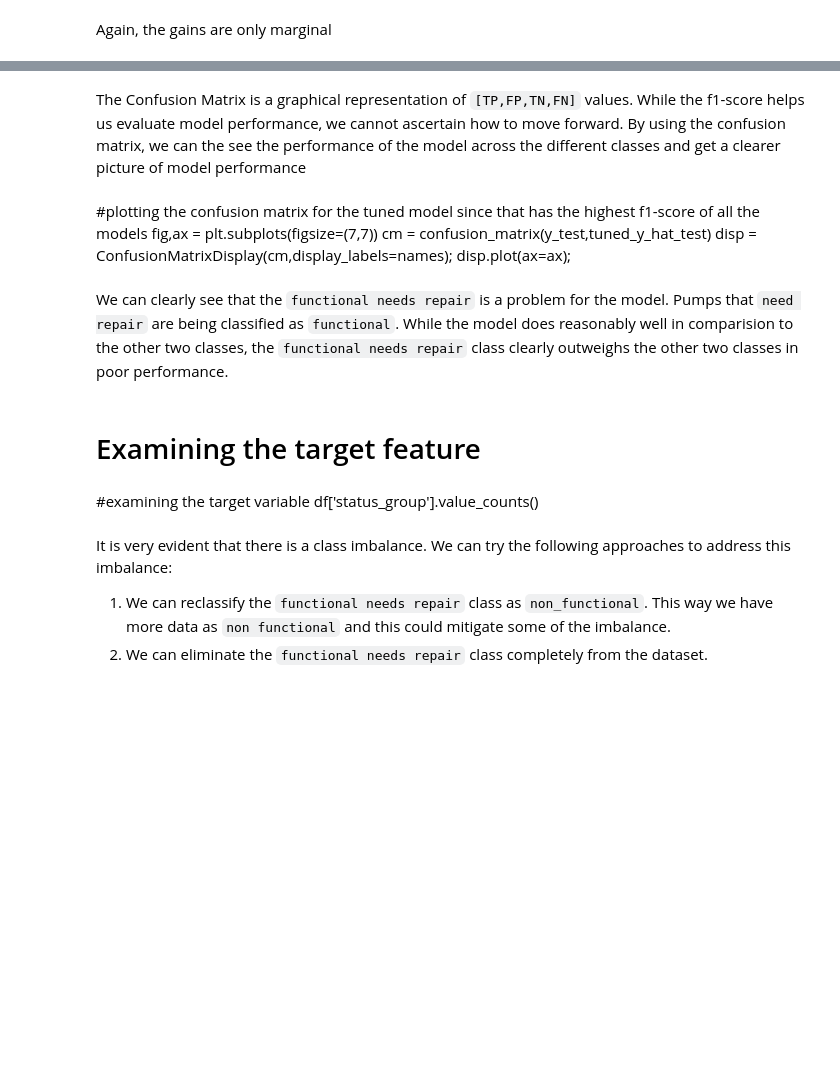
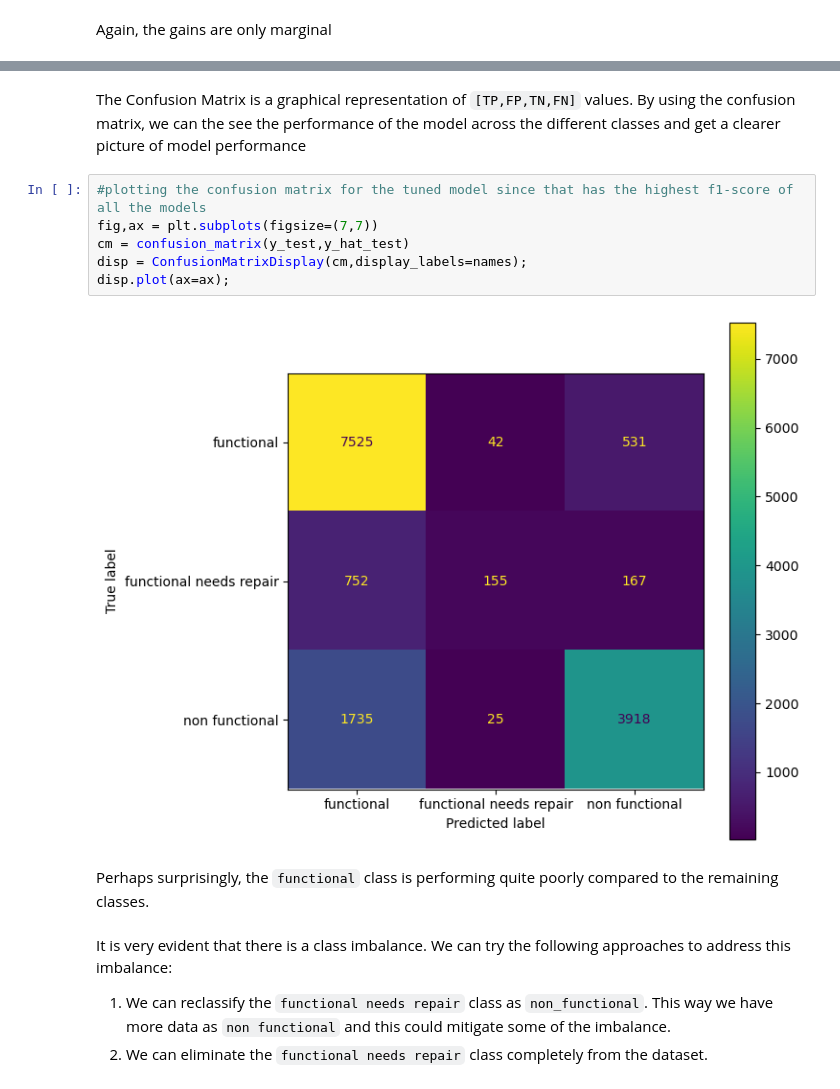
Before and after one commit to rahulakrish/water_pump_classifier, a Jupyter notebook: notebook.ipynb, the cells around one changed output, grey strips where cells are left out. Drawn from its saved outputs; the diff is of its cells as text; blank space fills up the shorter version.

````diff
--- a/notebook.ipynb
+++ b/notebook.ipynb
@@ -893,23 +900,17 @@ Again, the gains are only marginal
 # %% [markdown]
 The Confusion Matrix is a graphical representation of `[TP,FP,TN,FN]` values.
-While the f1-score helps us evaluate model performance, we cannot ascertain how to move forward.
 By using the confusion matrix, we can the see the performance of the model
 across the different classes and get a clearer picture of model performance
-# %% [markdown]
-#plotting the confusion matrix for the tuned model since that has the highest f1-score of all the models
-fig,ax = plt.subplots(figsize=(7,7))
-cm = confusion_matrix(y_test,tuned_y_hat_test)
-disp = ConfusionMatrixDisplay(cm,display_labels=names);
-disp.plot(ax=ax);
-# %% [markdown]
-We can clearly see that the ```functional needs repair``` is a problem for the model.
-Pumps that `need repair` are being classified as ```functional```. While the model does reasonably well in comparision
-to the other two classes, the ```functional needs repair``` class clearly outweighs the other two classes in poor performance.
-# %% [markdown]
-# Examining the target feature
-# %% [markdown]
-#examining the target variable
-df['status_group'].value_counts()
+# %%
+#plotting the confusion matrix for the tuned model since that has the highest f1-score of all the models
+fig,ax = plt.subplots(figsize=(7,7))
+cm = confusion_matrix(y_test,y_hat_test)
+disp = ConfusionMatrixDisplay(cm,display_labels=names);
+disp.plot(ax=ax);
+# %% [output]
+[figure, added]
+# %% [markdown]
+Perhaps surprisingly, the `functional` class is performing quite poorly compared to the remaining classes.
 # %% [markdown]
 It is very evident that there is a class imbalance. We can try the following approaches to address this imbalance:
 
````
Also changed, not shown: parts of 40 cells of this notebook.
